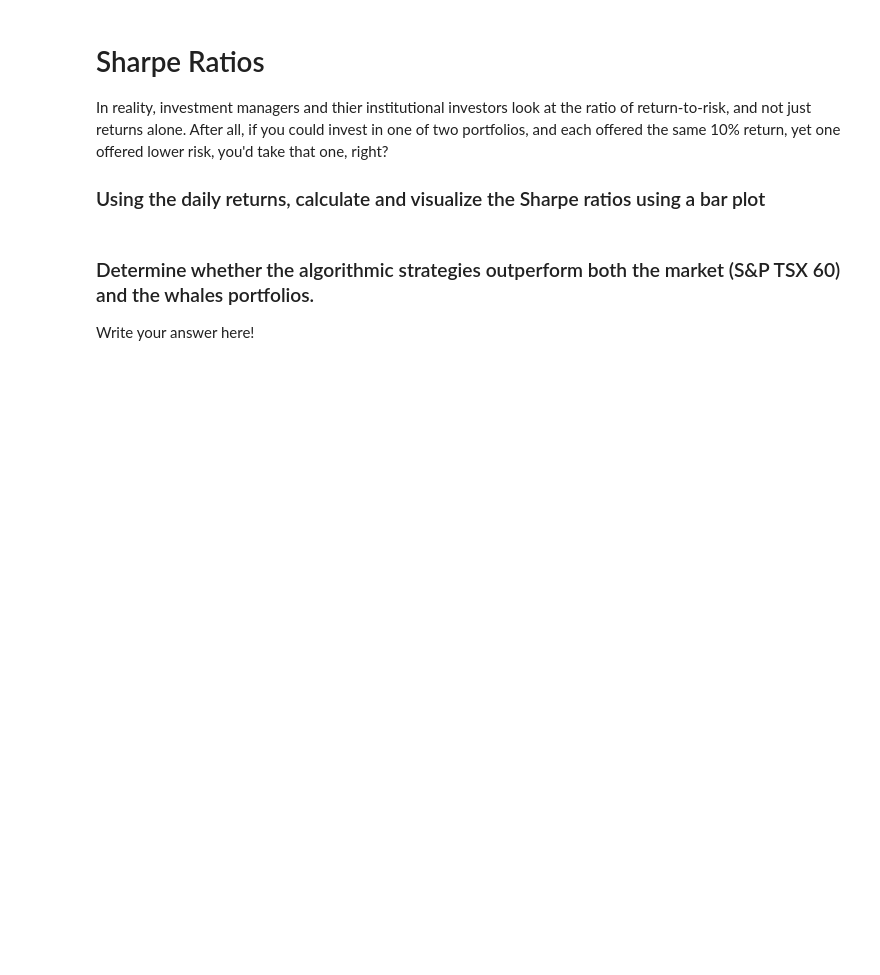
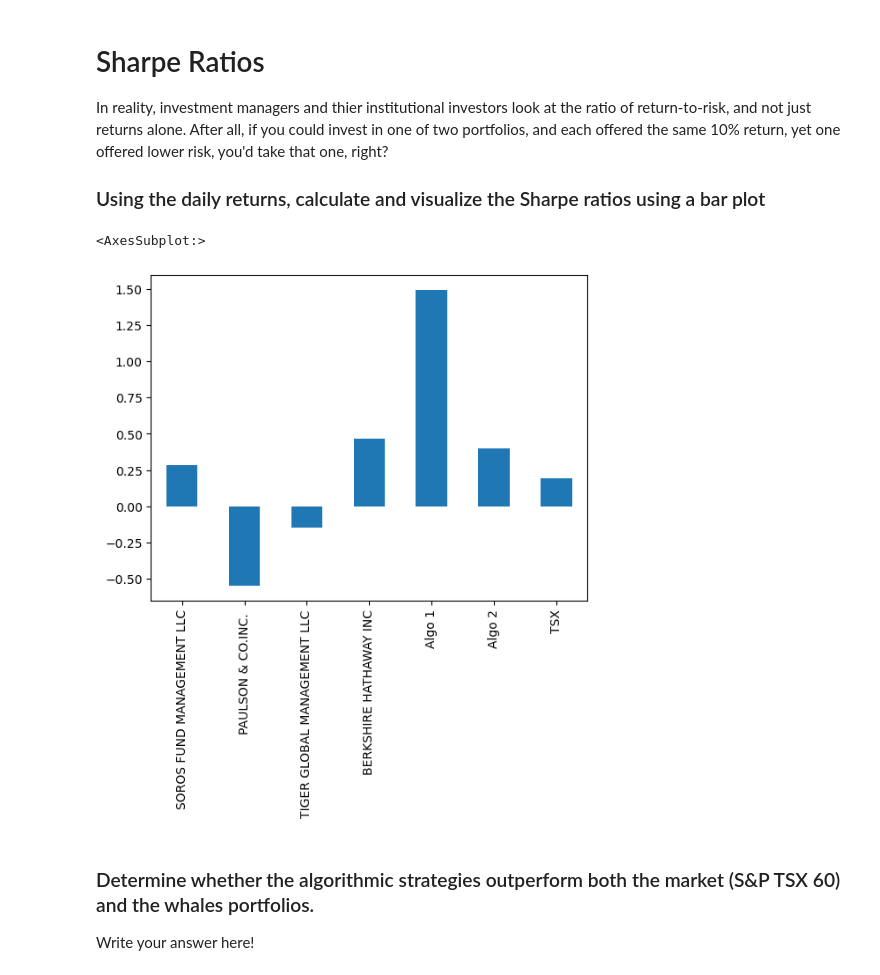
Before and after one commit to mr-alex-leonov/A-Whale-of-the-Port-folio-, a Jupyter notebook: whale_analysis.ipynb, the cells around one changed output. Saved outputs shown, nothing was run; the diff lists cells and outputs as text; code cells hidden in the pictures; blank space fills up the shorter version.

```diff
--- a/whale_analysis.ipynb
+++ b/whale_analysis.ipynb
@@ -531,8 +537,13 @@ In reality, investment managers and thier institutional investors look at the ra
 ### Using the daily returns, calculate and visualize the Sharpe ratios using a bar plot
 # %%
 # Annualized Sharpe Ratios
+sharpe_ratios = (combined_df.mean() * 252) / (combined_df.std() * np.sqrt(252))
 # %%
 # Visualize the sharpe ratios as a bar plot
+sharpe_ratios.plot.bar()
+# %% [output]
+<AxesSubplot:>
+[figure, added]
 # %% [markdown]
 ### Determine whether the algorithmic strategies outperform both the market (S&P TSX 60) and the whales portfolios.
 
```
Also changed, not shown: parts of 25 cells of this notebook.
